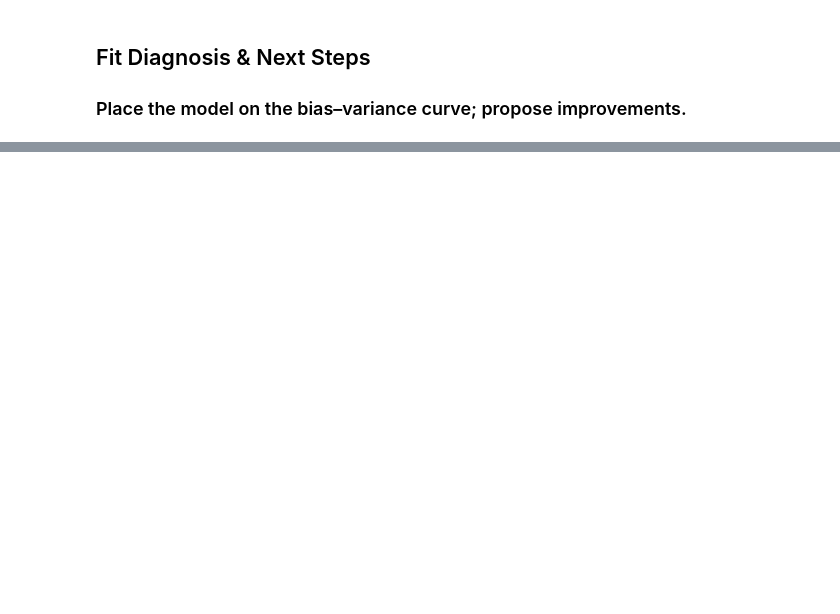
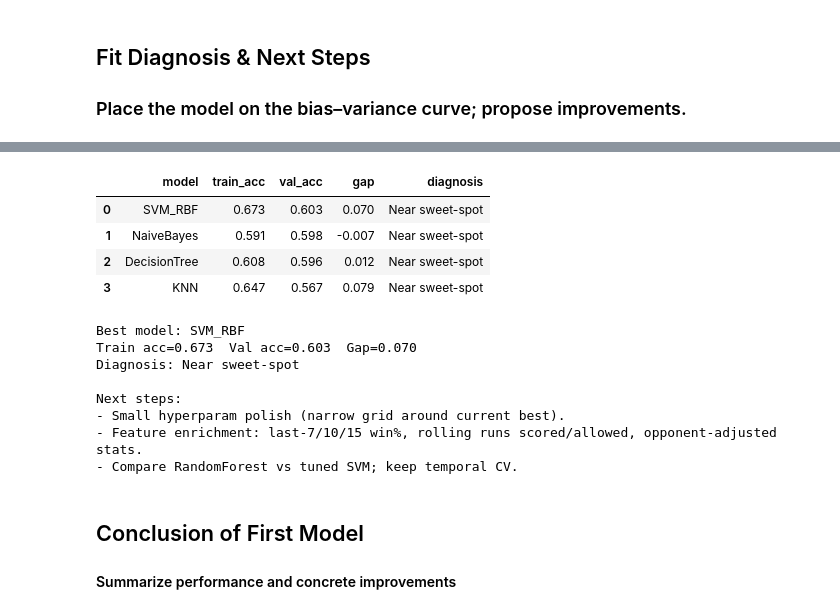
Before and after one commit to sophia-vo/CSE-151A-Group-Project, a Jupyter notebook: notebooks/milestone3_modeling.ipynb, the cells around one changed output, grey strips where cells are left out. Drawn from its saved outputs; the diff is of its cells as text; code cells hidden in the pictures; blank space fills up the shorter version.

Commit message:
Conclusion added

```diff
--- a/notebooks/milestone3_modeling.ipynb
+++ b/notebooks/milestone3_modeling.ipynb
@@ -649,3 +649,69 @@ Next steps:
 - Small hyperparam polish (narrow grid around current best).
 - Feature enrichment: last-7/10/15 win%, rolling runs scored/allowed, opponent-adjusted stats.
 - Compare RandomForest vs tuned SVM; keep temporal CV.
+# %%
+def fit_position(train_acc, val_acc, baseline, gap_thresh=0.08, lift=0.03):
+    gap = train_acc - val_acc
+    if val_acc < baseline + lift and train_acc < baseline + lift:
+        return "Underfitting (high bias)"
+    if gap > gap_thresh and train_acc >= baseline + lift:
+        return "Overfitting (high variance)"
+    return "Near sweet-spot"
+
+def next_steps_for(model_name, diagnosis):
+    if "Underfitting" in diagnosis:
+        return (
+            "- Increase capacity: SVM (RBF) with larger C, DecisionTree deeper (with pruning), or KNN with smaller k.\n"
+            "- Add features: rolling form (last-7/10/15), opponent-adjusted z-scores, more matchup ratios/deltas.\n"
+            "- Try RandomForest (bagging trees) to gain capacity without brittle splits."
+        )
+    if "Overfitting" in diagnosis:
+        return (
+            "- Regularize: for SVM lower C; for DT prune (max_depth, min_samples_leaf, ccp_alpha).\n"
+            "- Bagging with RandomForest to reduce variance; keep trees shallow-ish.\n"
+            "- Reduce noisy features or cap poly interactions; use stronger CV."
+        )
+    return (
+        "- Small hyperparam polish (narrow grid around current best).\n"
+        "- Feature enrichment: last-7/10/15 win%, rolling runs scored/allowed, opponent-adjusted stats.\n"
+        "- Compare RandomForest vs tuned SVM; keep temporal CV."
+    )
+
+baseline = max(np.mean(y_tr == 0), np.mean(y_tr == 1))
+
+diag_rows = []
+for _, r in summary.iterrows():
+    diagnosis = fit_position(r['train_acc'], r['val_acc'], baseline)
+    diag_rows.append({
+        'model': r['model'],
+        'train_acc': round(r['train_acc'], 3),
+        'val_acc': round(r['val_acc'], 3),
+        'gap': round(r['train_acc'] - r['val_acc'], 3),
+        'diagnosis': diagnosis
+    })
+diag_df = pd.DataFrame(diag_rows).sort_values(['val_acc','train_acc'], ascending=False)
+display(diag_df.head(6))
+
+best = diag_df.iloc[0]
+print(f"Best model: {best['model']}")
+print(f"Train acc={best['train_acc']:.3f}  Val acc={best['val_acc']:.3f}  Gap={best['gap']:.3f}")
+print("Diagnosis:", best['diagnosis'])
+print("\nNext steps:\n" + next_steps_for(best['model'], best['diagnosis']))
+# %% [output]
+|  | model | train_acc | val_acc | gap | diagnosis |
+| 0 | SVM_RBF | 0.673 | 0.603 | 0.070 | Near sweet-spot |
+| 1 | NaiveBayes | 0.591 | 0.598 | -0.007 | Near sweet-spot |
+| 2 | DecisionTree | 0.608 | 0.596 | 0.012 | Near sweet-spot |
+| 3 | KNN | 0.647 | 0.567 | 0.079 | Near sweet-spot |
+Best model: SVM_RBF
+Train acc=0.673  Val acc=0.603  Gap=0.070
+Diagnosis: Near sweet-spot
+
+Next steps:
+- Small hyperparam polish (narrow grid around current best).
+- Feature enrichment: last-7/10/15 win%, rolling runs scored/allowed, opponent-adjusted stats.
+- Compare RandomForest vs tuned SVM; keep temporal CV.
+# %% [markdown]
+## Conclusion of First Model
+
+#### Summarize performance and concrete improvements
```
Also changed, not shown: parts of 5 cells of this notebook, 5 other files.
